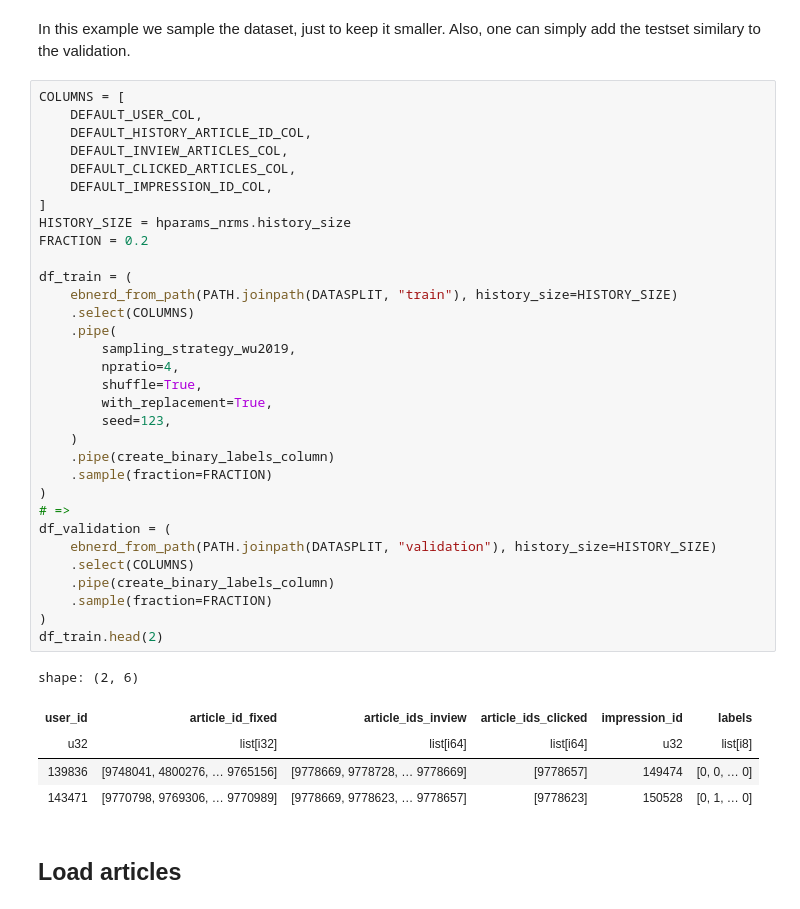
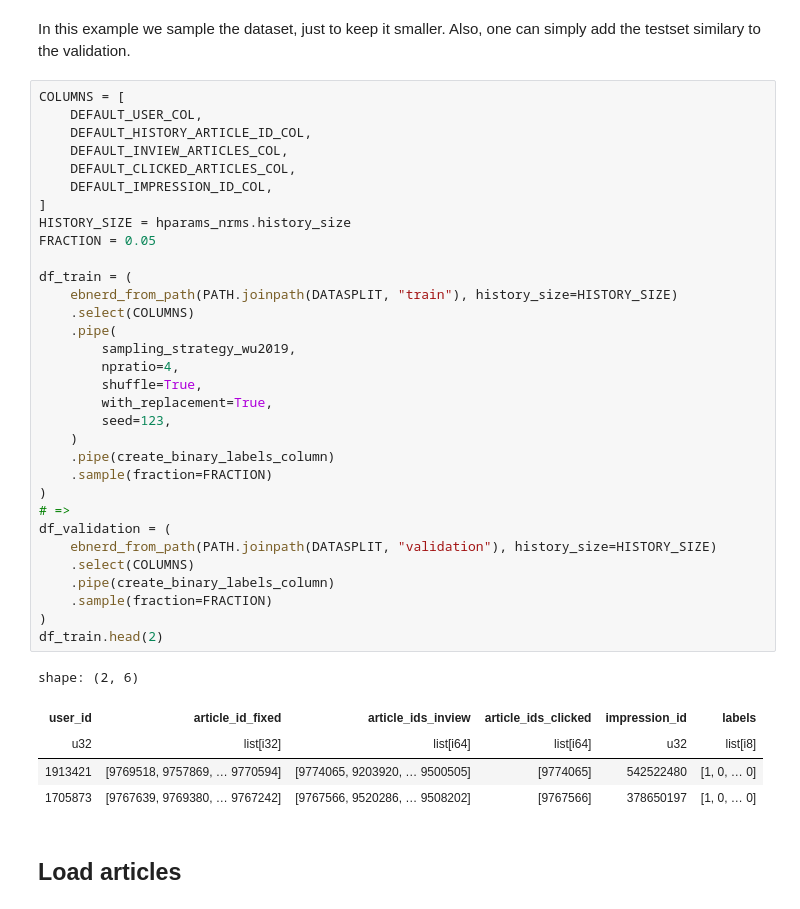
Before and after one commit to raquel-ch/pytorch-nrms, a Jupyter notebook: nrms_ebnerd.ipynb, the cells around one changed output. Drawn from its saved outputs; the diff is of its cells as text.

```diff
--- a/nrms_ebnerd.ipynb
+++ b/nrms_ebnerd.ipynb
@@ -120,36 +120,36 @@ COLUMNS = [
     DEFAULT_CLICKED_ARTICLES_COL,
     DEFAULT_IMPRESSION_ID_COL,
 ]
 HISTORY_SIZE = hparams_nrms.history_size
-FRACTION = 0.2
+FRACTION = 0.05
 
 df_train = (
     ebnerd_from_path(PATH.joinpath(DATASPLIT, "train"), history_size=HISTORY_SIZE)
     .select(COLUMNS)
     .pipe(
         sampling_strategy_wu2019,
         npratio=4,
         shuffle=True,
         with_replacement=True,
         seed=123,
     )
     .pipe(create_binary_labels_column)
     .sample(fraction=FRACTION)
 )
 # =>
 df_validation = (
     ebnerd_from_path(PATH.joinpath(DATASPLIT, "validation"), history_size=HISTORY_SIZE)
     .select(COLUMNS)
     .pipe(create_binary_labels_column)
     .sample(fraction=FRACTION)
 )
 df_train.head(2)
 # %% [output]
 shape: (2, 6)
 | user_id | article_id_fixed | article_ids_inview | article_ids_clicked | impression_id | labels |
 | u32 | list[i32] | list[i64] | list[i64] | u32 | list[i8] |
-| 139836 | [9748041, 4800276, … 9765156] | [9778669, 9778728, … 9778669] | [9778657] | 149474 | [0, 0, … 0] |
-| 143471 | [9770798, 9769306, … 9770989] | [9778669, 9778623, … 9778657] | [9778623] | 150528 | [0, 1, … 0] |
+| 1913421 | [9769518, 9757869, … 9770594] | [9774065, 9203920, … 9500505] | [9774065] | 542522480 | [1, 0, … 0] |
+| 1705873 | [9767639, 9769380, … 9767242] | [9767566, 9520286, … 9508202] | [9767566] | 378650197 | [1, 0, … 0] |
 # %% [markdown]
 ## Load articles
 # %%
```
Also changed, not shown: parts of 3 cells of this notebook.
